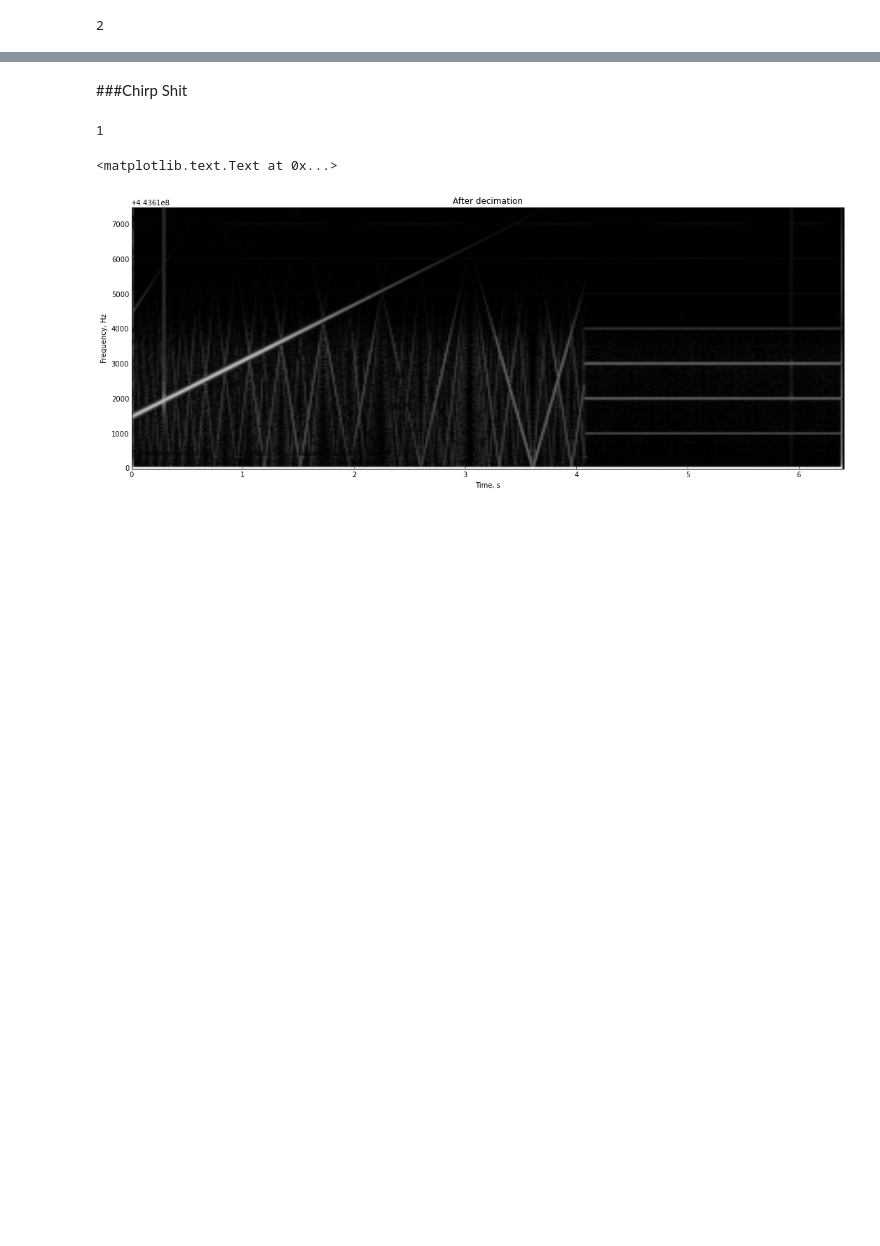
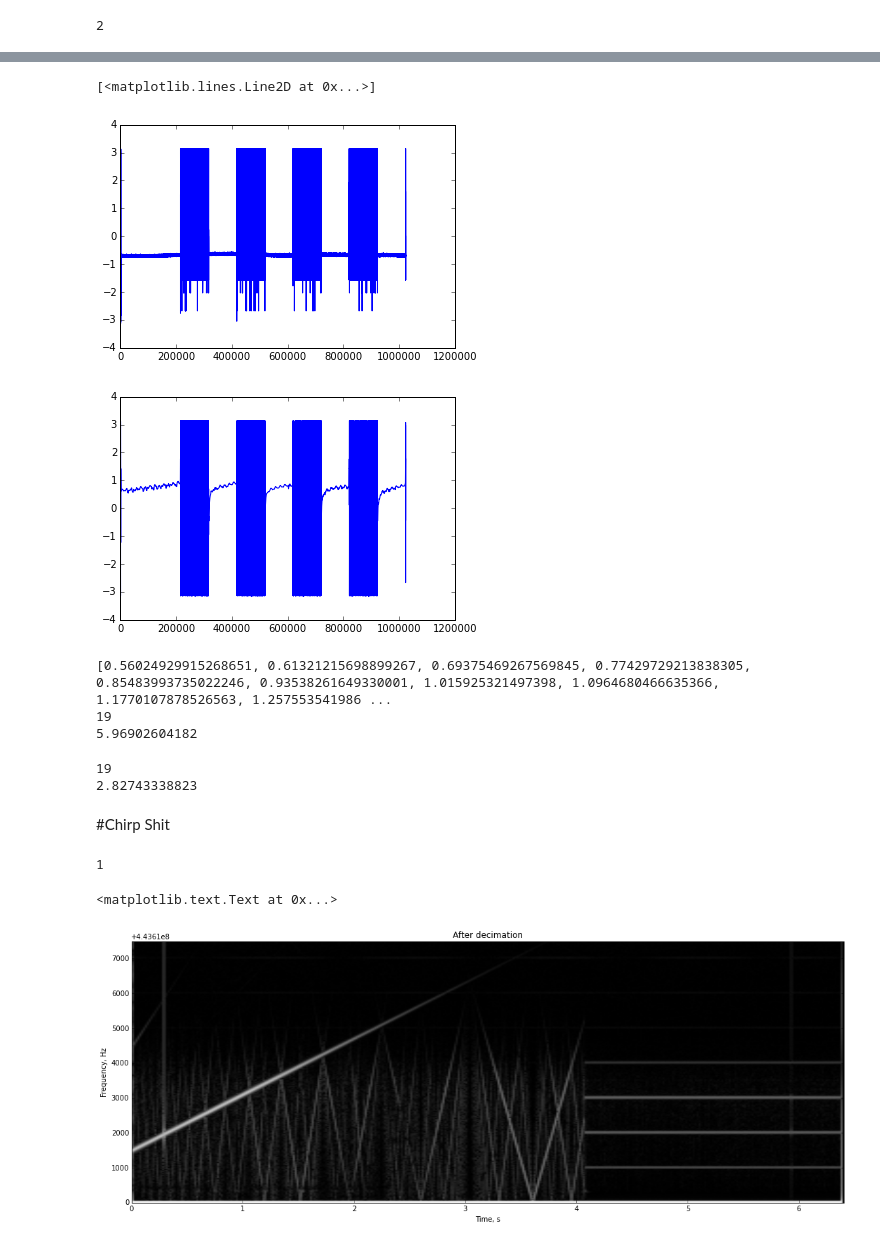
Before and after one commit to auroracramer/phasedarraylocalization, a Jupyter notebook: Lucine_Testing_SDR_Sampling.ipynb, the cells around one changed output, grey strips where cells are left out. Cells and saved outputs as stored; diff of their text form; code cells hidden in the pictures; blank space fills up the shorter version.

Commit message:
Updated to sweep

```diff
--- a/Lucine_Testing_SDR_Sampling.ipynb
+++ b/Lucine_Testing_SDR_Sampling.ipynb
@@ -425,33 +498,0 @@ title('dongle 1 filtered')
-# %%
-taps = 700
-
-h = sp.signal.firwin(taps, 1/fs)
-t = np.arange(taps) * (1/fs)
-mod = exp(-1j*2*pi*fc*t)
-h = h*mod
-
-filt_y0 = signal.fftconvolve(y0, h)
-filt_y1 = signal.fftconvolve(y1, h)
-
-myspectrogram_hann_ovlp(filt_y0, m, fs, fc,dbf = 63)
-title('dongle 0 filtered')
-myspectrogram_hann_ovlp(filt_y1, m, fs, fc,dbf = 63)
-title('dongle 1 filtered')
-
-freq0 = np.fft.fft(filt_y0)
-freq1 = np.fft.fft(filt_y1)
-figure()
-plt.plot(abs(freq0))
-# print abs(freq0)
-# print abs(freq1)
-# print abs(freq0) - abs(freq1)
-
-print abs(freq0).tolist().index(max(abs(freq0)))
-print abs(freq1).tolist().index(max(abs(freq1)))
-print abs(freq0-freq1).tolist().index(max(abs(freq0-freq1)))
-
-figure()
-plt.plot(abs(freq0)-abs(freq1))
-
-myspectrogram_hann_ovlp(filt_y0-filt_y1, m, fs, fc,dbf = 63)
-title('dongle 1 filtered')
@@ -468,5 +548,50 @@ title('dongle 1 filtered')
+# %%
+# 1031 1044
+phase_diff = np.angle(y0[delay:] * np.conjugate(y1[:-delay]))
+figure()
+plt.plot(phase_diff)
+
+phase_diff = np.angle(filt_y0[1691:] * np.conjugate(filt_y1[:-1691]))
+figure()
+plt.plot(phase_diff)
+# %% [output]
+[<matplotlib.lines.Line2D at 0x...>]
+[figure, added]
+[figure, added]
+# %%
+phase_sweep = np.arange(0,1,1/20) * 2 * pi
+all_summed = []
+for phase in phase_sweep:
+    summed = y0 + phase * y1
+    all_summed.append(max(abs(summed)))
+
+ind = np.argmax(np.array(all_summed))
+
+print all_summed
+print np.argmax(all_summed)
+print phase_sweep[ind]
+# %% [output]
+[0.56024929915268651, 0.61321215698899267, 0.69375469267569845, 0.77429729213838305, 0.85483993735022246, 0.93538261649330001, 1.015925321497398, 1.0964680466635366, 1.1770107878526563, 1.257553541986 ...
+19
+5.96902604182
+# %%
+phase_sweep = np.arange(-0.5,0.5,1/20) * 2 * pi
+all_summed = []
+for phase in phase_sweep:
+    summed = filt_y0 + phase * filt_y1
+#     all_summed.append(max(abs(summed)))
+    all_summed.append(np.dot(summed, summed))
+
+ind = np.argmax(np.array(all_summed))
+
+# print all_summed
+print np.argmax(all_summed)
+print phase_sweep[ind]
+# %% [output]
+19
+2.82743338823
 # %% [markdown]
-###Chirp Shit
+#Chirp Shit
 # %%
 # Your code here:
 sample_rate = fs
```
Also changed, not shown: parts of 8 cells of this notebook, 1 other file.
